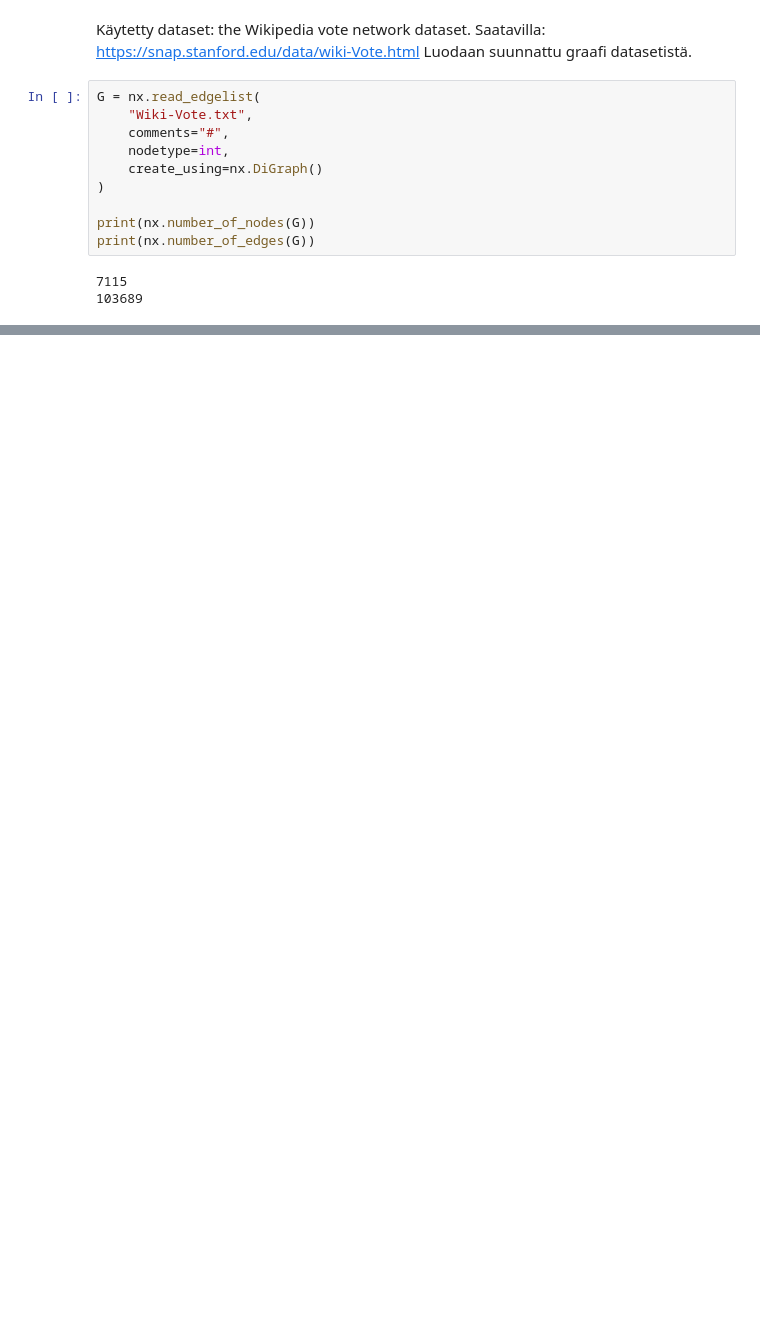
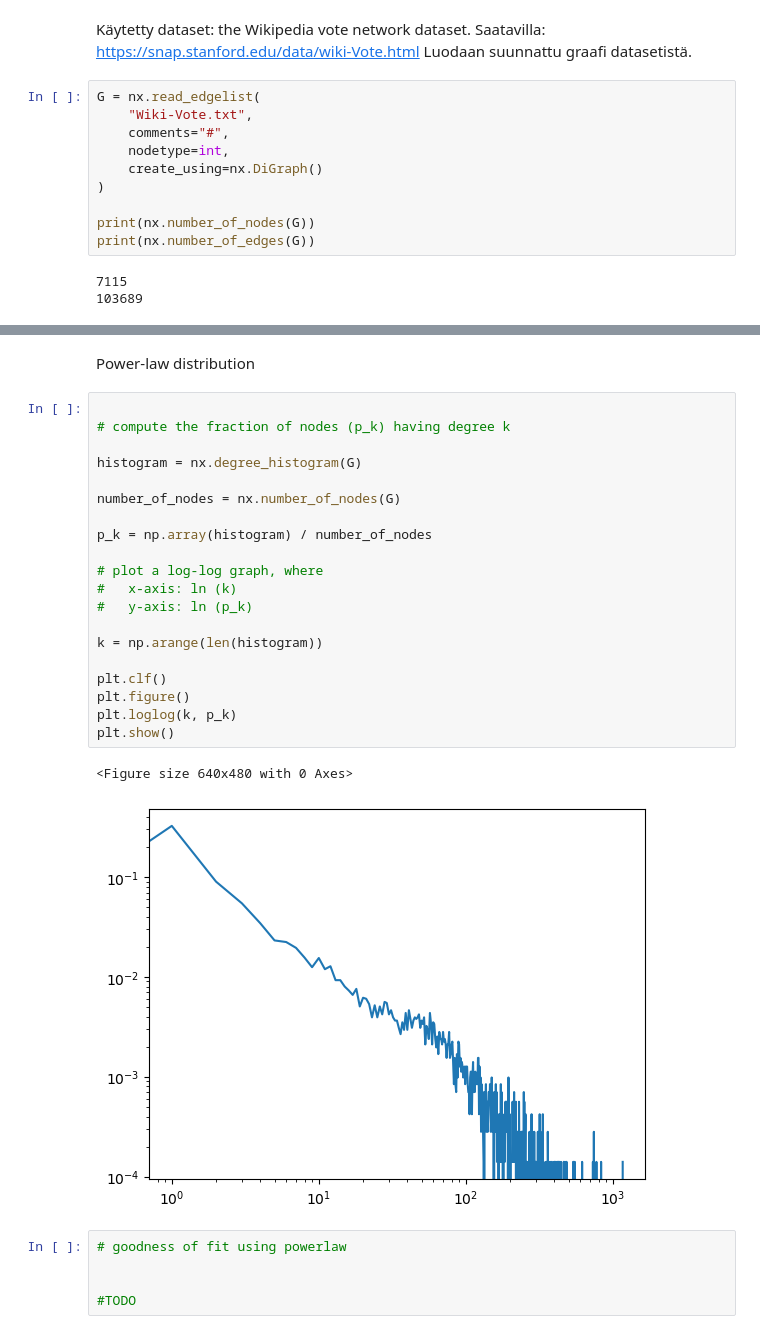
Before and after one commit to JereMakkonen/wikipedia-vote-link-prediction, a Jupyter notebook: project17.ipynb, the cells around one changed output, grey strips where cells are left out. Saved outputs shown, nothing was run; the diff lists cells and outputs as text; blank space fills up the shorter version.

```diff
--- a/project17.ipynb
+++ b/project17.ipynb
@@ -38,0 +90,30 @@ plt.show()
+# %% [markdown]
+Power-law distribution
+# %%
+
+# compute the fraction of nodes (p_k) having degree k
+
+histogram = nx.degree_histogram(G)
+
+number_of_nodes = nx.number_of_nodes(G)
+
+p_k = np.array(histogram) / number_of_nodes
+
+# plot a log-log graph, where
+#   x-axis: ln (k)
+#   y-axis: ln (p_k)
+
+k = np.arange(len(histogram))
+
+plt.clf()
+plt.figure()
+plt.loglog(k, p_k)
+plt.show()
+# %% [output]
+<Figure size 640x480 with 0 Axes>
+[figure, added]
+# %%
+# goodness of fit using powerlaw
+
+
+#TODO
```
Also changed, not shown: parts of 11 cells of this notebook, 1 other file.
